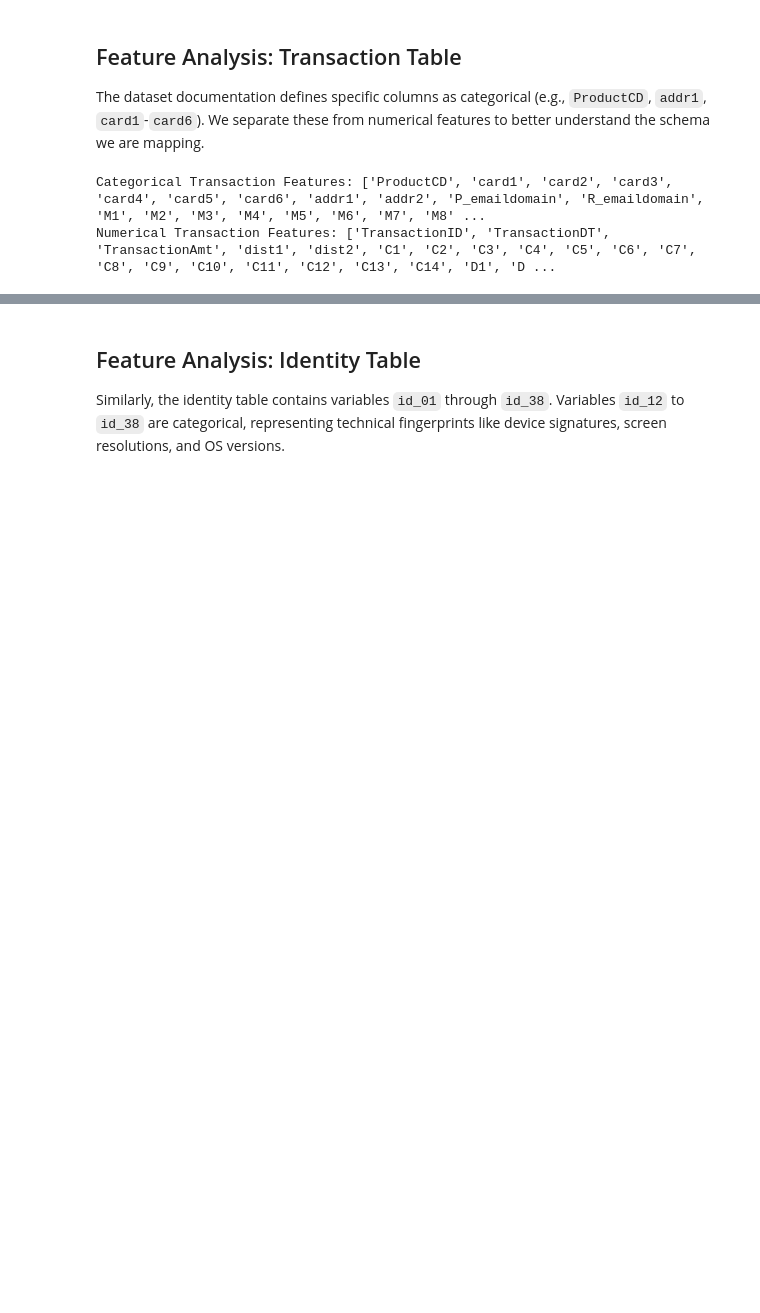
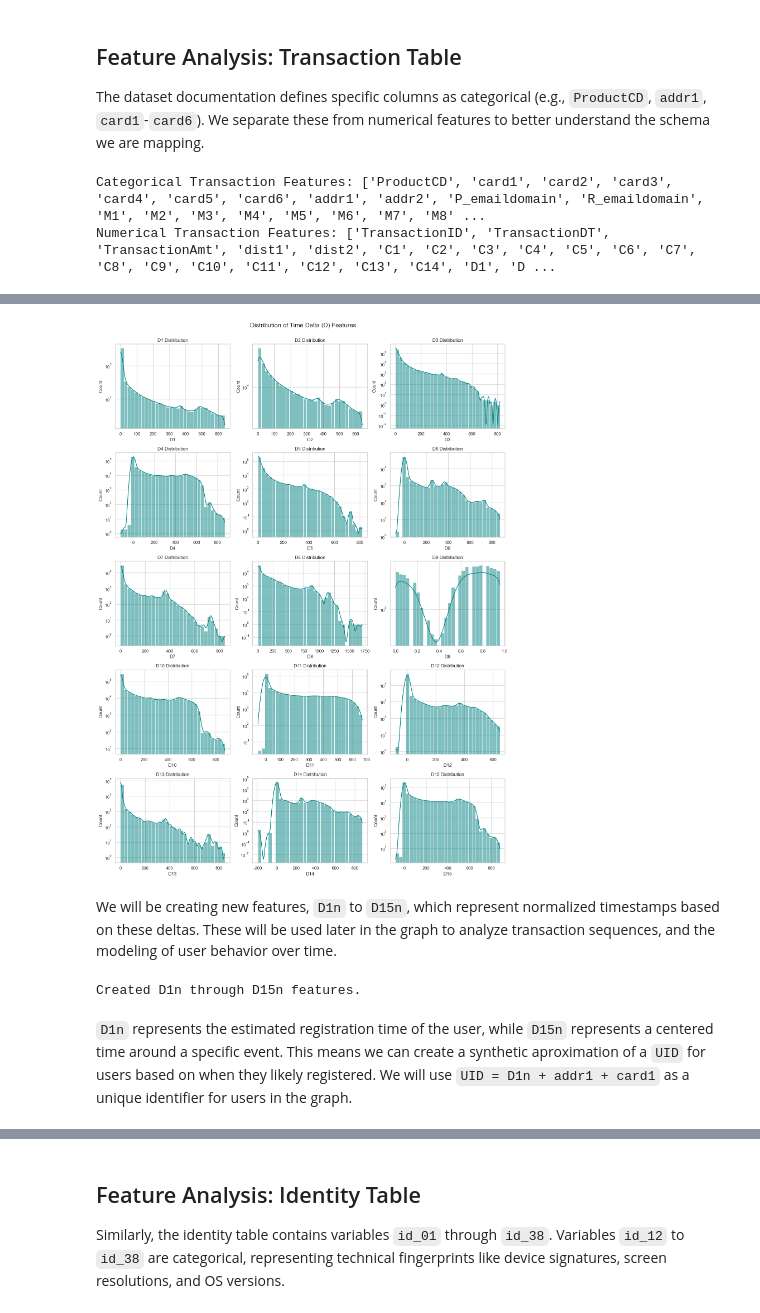
Before and after one commit to pedroleitao-neo4j/finance-ieee-cis-fraud, a Jupyter notebook: loader.ipynb, the cells around one changed output, grey strips where cells are left out. Cells and saved outputs as stored; diff of their text form; code cells hidden in the pictures; blank space fills up the shorter version.

```diff
--- a/loader.ipynb
+++ b/loader.ipynb
@@ -136,0 +141,60 @@ Numerical Transaction Features: ['TransactionID', 'TransactionDT', 'TransactionA
+# %%
+import seaborn as sns
+import matplotlib.pyplot as plt
+
+sns.set_theme(style="whitegrid")
+
+# Visualise D1 to D15 distributions
+d_cols = [f'D{i}' for i in range(1, 16)]
+# Ensure columns exist in the dataframe
+d_cols = [c for c in d_cols if c in train_transaction_df.columns]
+
+# Create a grid of subplots (5 rows, 3 columns = 15 plots)
+fig, axes = plt.subplots(5, 3, figsize=(15, 20))
+plt.subplots_adjust(hspace=0.5, wspace=0.3)
+axes = axes.flatten()
+
+for i, col in enumerate(d_cols):
+    if i < len(axes):
+        sns.histplot(data=train_transaction_df, x=col, bins=30, ax=axes[i], kde=True, color='teal')
+        axes[i].set_title(f'{col} Distribution')
+        axes[i].set_ylabel('Count')
+        # Use log scale for y-axis due to heavy skew in some D-columns
+        axes[i].set_yscale('log')
+
+plt.suptitle('Distribution of Time Delta (D) Features', fontsize=16, y=1.0)
+plt.tight_layout()
+plt.show()
+# %% [output]
+[figure, added]
+# %% [markdown]
+We will be creating new features, `D1n` to `D15n`, which represent normalized timestamps based on these deltas. These will be used later in the graph to analyze transaction sequences, and the modeling of user behavior over time.
+# %%
+import numpy as np
+
+# Create Normalized D-Columns (The "Anchors") for D1 through D15
+# TransactionDT is in seconds. D-columns are in Days.
+# We calculate: Normalized Time = Floor(Current Time in Days) - Delta Days
+# This effectively "rewinds" the clock to the reference point of that delta.
+
+for i in range(1, 16):
+    col = f'D{i}'
+    new_col = f'{col}n'
+
+    # Check if column exists in Train
+    if col in train_transaction_df.columns:
+        train_transaction_df[col] = train_transaction_df[col].fillna(0)
+        train_transaction_df[new_col] = np.floor(train_transaction_df['TransactionDT'] / 86400) - train_transaction_df[col]
+        train_transaction_df[new_col] = train_transaction_df[new_col].fillna(-1)
+
+    # Check if column exists in Test
+    if col in test_transaction_df.columns:
+        test_transaction_df[col] = test_transaction_df[col].fillna(0)
+        test_transaction_df[new_col] = np.floor(test_transaction_df['TransactionDT'] / 86400) - test_transaction_df[col]
+        test_transaction_df[new_col] = test_transaction_df[new_col].fillna(-1)
+
+print("Created D1n through D15n features.")
+# %% [output]
+Created D1n through D15n features.
+# %% [markdown]
+`D1n` represents the estimated registration time of the user, while `D15n` represents a centered time around a specific event. This means we can create a synthetic aproximation of a `UID` for users based on when they likely registered. We will use `UID = D1n + addr1 + card1` as a unique identifier for users in the graph.
```
Also changed, not shown: parts of 5 cells of this notebook, 14 other files.
